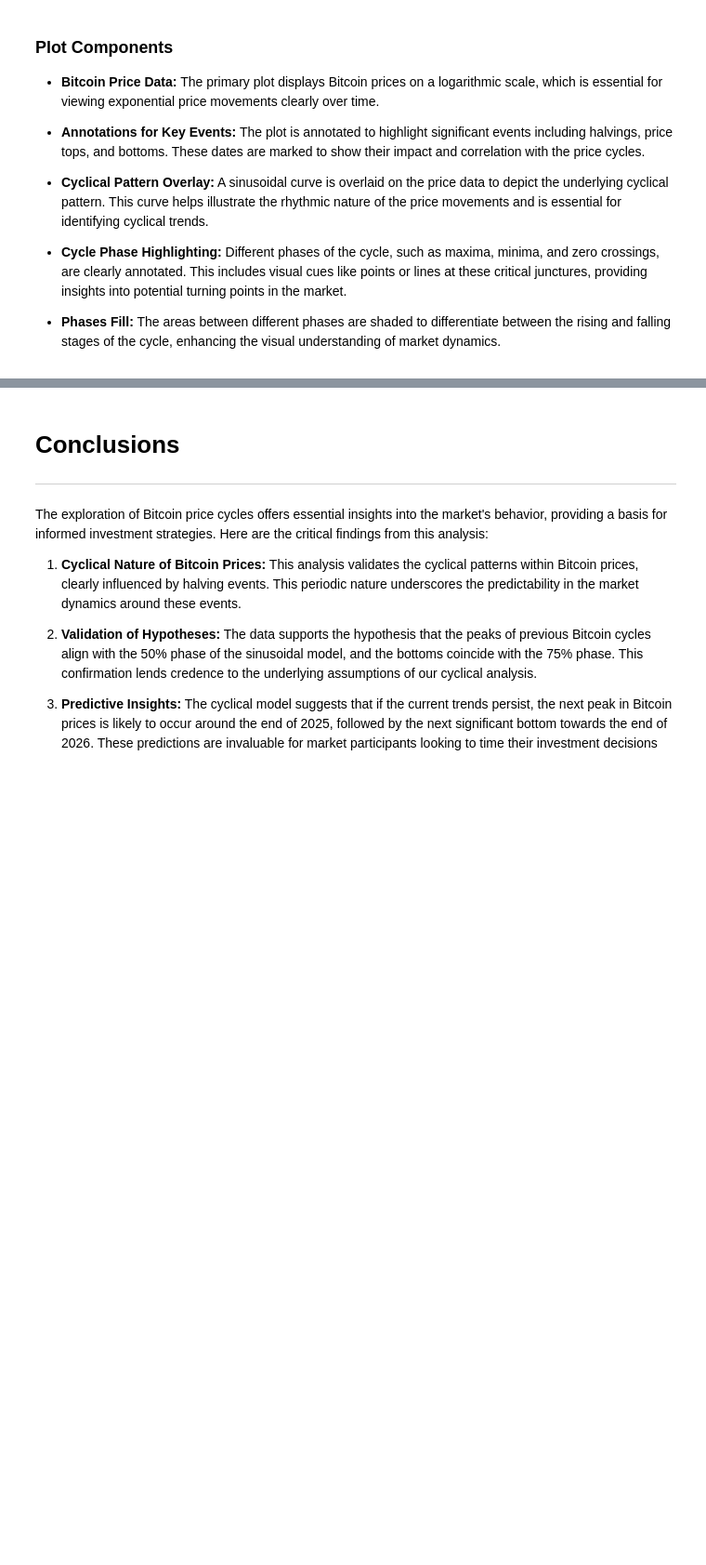
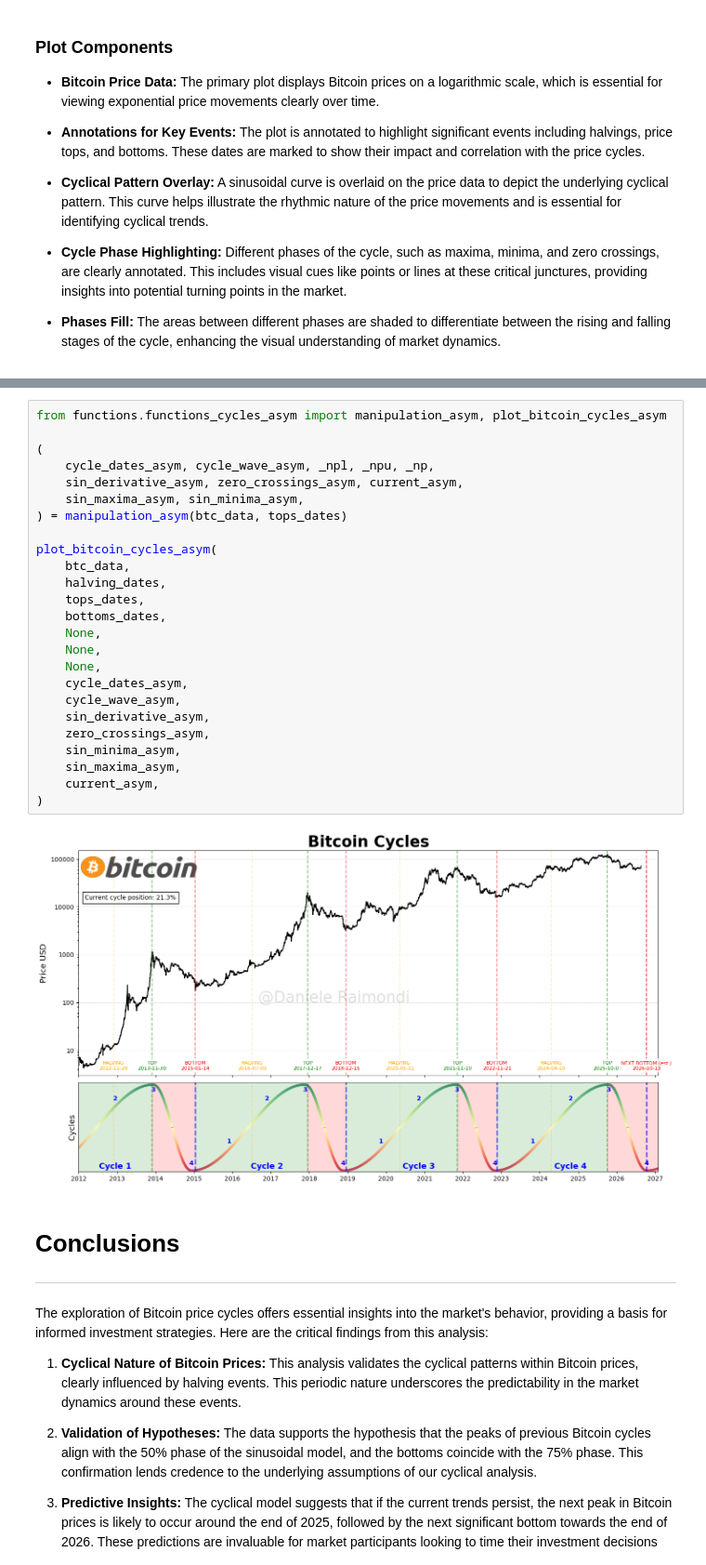
Before and after one commit to DanieleRaimondi/bitcoin_datascience, a Jupyter notebook: notebooks/2a.Cycles.ipynb, the cells around one changed output, grey strips where cells are left out. Shown at 93% size. Cells and saved outputs as stored; diff of their text form; blank space fills up the shorter version.

Commit message:
updated cycles algorithm

```diff
--- a/notebooks/2a.Cycles.ipynb
+++ b/notebooks/2a.Cycles.ipynb
@@ -129,3 +137,30 @@ plot_bitcoin_cycles(
+# %%
+from functions.functions_cycles_asym import manipulation_asym, plot_bitcoin_cycles_asym
+
+(
+    cycle_dates_asym, cycle_wave_asym, _npl, _npu, _np,
+    sin_derivative_asym, zero_crossings_asym, current_asym,
+    sin_maxima_asym, sin_minima_asym,
+) = manipulation_asym(btc_data, tops_dates)
+
+plot_bitcoin_cycles_asym(
+    btc_data,
+    halving_dates,
+    tops_dates,
+    bottoms_dates,
+    None,
+    None,
+    None,
+    cycle_dates_asym,
+    cycle_wave_asym,
+    sin_derivative_asym,
+    zero_crossings_asym,
+    sin_minima_asym,
+    sin_maxima_asym,
+    current_asym,
+)
+# %% [output]
+[figure, added]
 # %% [markdown]
 # Conclusions
 ------------
```
Also changed, not shown: parts of 3 cells of this notebook, 51 other files.
